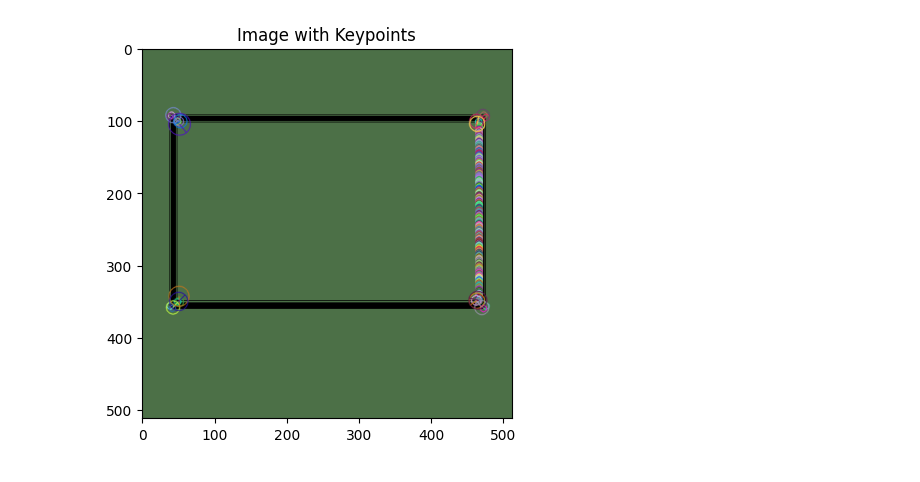
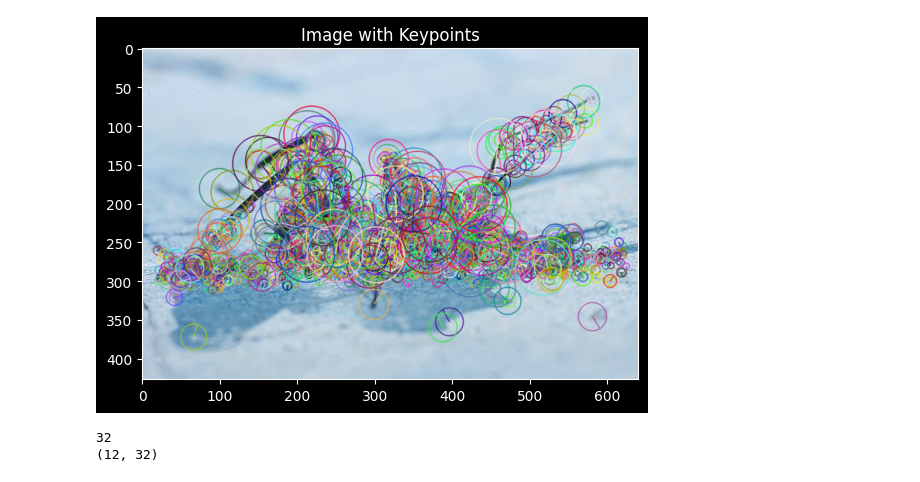
Before and after one commit to alfredwisana/computer-vision, a Jupyter notebook: Alfred/Feature Detection/brief.ipynb, the cells around one changed output. Saved outputs shown, nothing was run; the diff lists cells and outputs as text; code cells hidden in the pictures.

```diff
--- a/Alfred/Feature Detection/brief.ipynb
+++ b/Alfred/Feature Detection/brief.ipynb
@@ -46,34 +9,52 @@ Extracted 38 BRIEF descriptors.
 # %%
-import cv2
-
 def main():
     # Read input image
-    image = cv2.imread('rectangle.png')
+    image = cv2.imread('ant.jpg')
 
     # Check if image is loaded successfully
     if image is None:
         print("Error: Unable to load image.")
         return
 
     # Convert image to grayscale
     gray = cv2.cvtColor(image, cv2.COLOR_BGR2GRAY)
 
     # Initialize BRIEF extractor
     brief = cv2.BRISK_create()
 
     # Detect keypoints and compute descriptors
     keypoints, descriptors = brief.detectAndCompute(gray, None)
 
     # Draw keypoints on the image
     image_with_keypoints = cv2.drawKeypoints(image, keypoints, None, flags=cv2.DRAW_MATCHES_FLAGS_DRAW_RICH_KEYPOINTS)
 
     # Display the image with keypoints
-    plt.imshow( image_with_keypoints)
+    plt.imshow(image_with_keypoints)
     plt.title('Image with Keypoints')
-    cv2.waitKey(0)
-    cv2.destroyAllWindows()
+    # cv2.waitKey(0)
+    # cv2.destroyAllWindows()
 
 if __name__ == "__main__":
     main()
 # %% [output]
-[figure, old version]
+[figure, new version]
+# %%
+img = cv2.imread('octo.jpg', cv2.IMREAD_GRAYSCALE)
+
+# Initiate FAST detector
+star = cv2.xfeatures2d.StarDetector_create()
+
+# Initiate BRIEF extractor
+brief = cv2.xfeatures2d.BriefDescriptorExtractor_create()
+
+# find the keypoints with STAR
+kp = star.detect(img,None)
+
+# compute the descriptors with BRIEF
+kp, des = brief.compute(img, kp)
+
+print( brief.descriptorSize() )
+print( des.shape )
+# %% [output]
+32
+(12, 32)
```
Also changed, not shown: parts of 4 cells of this notebook, 1 other file.
